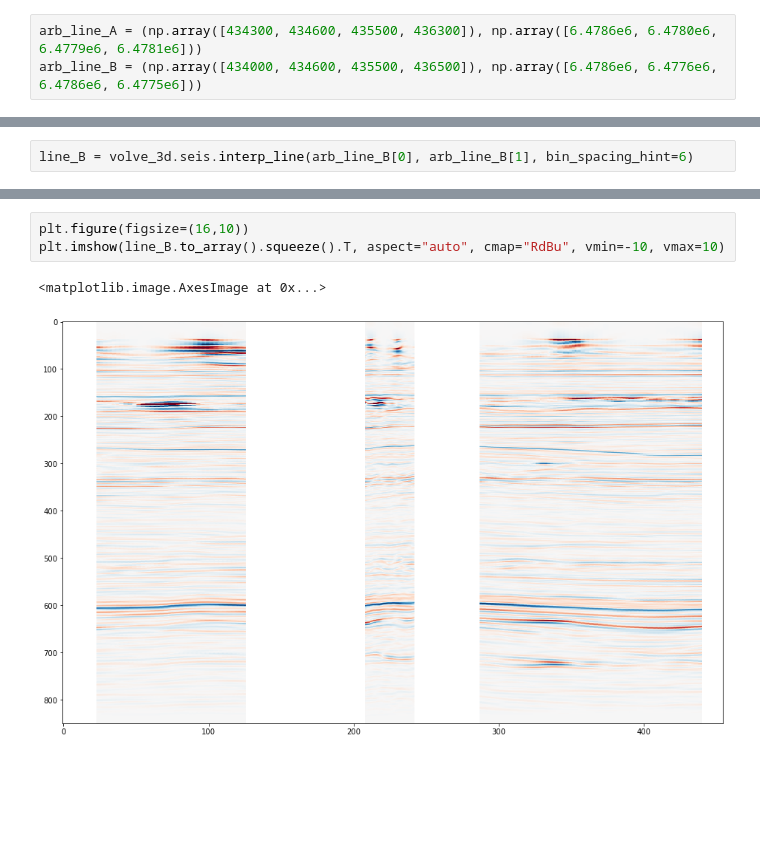
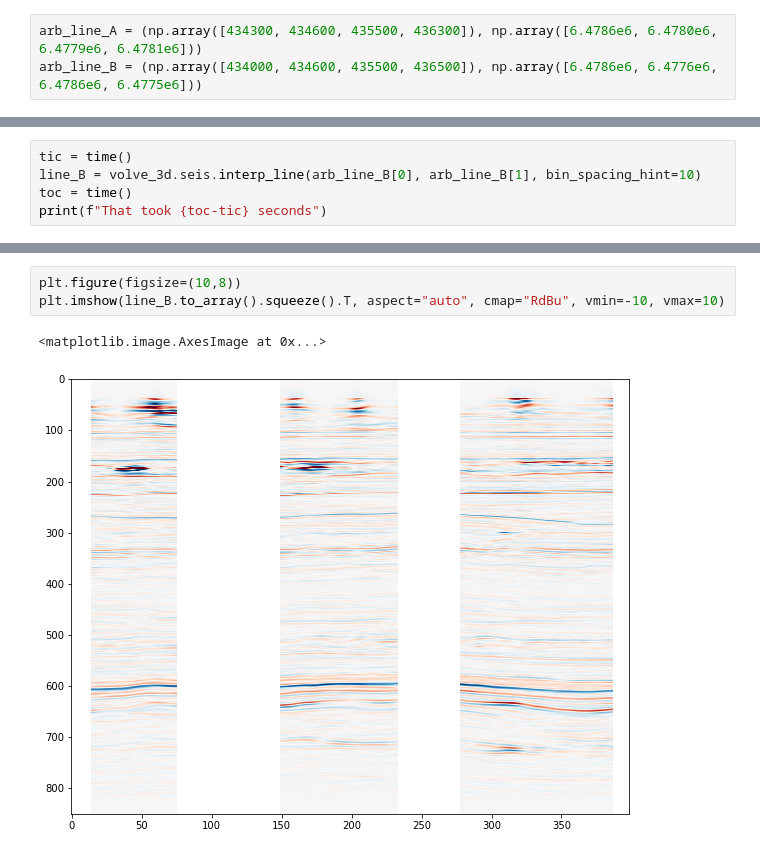
Before and after one commit to trhallam/segysak, a Jupyter notebook: examples/notebooks/example_extract_arbitrary_line.ipynb, the cells around one changed output, grey strips where cells are left out. Drawn from its saved outputs; the diff is of its cells as text; blank space fills up the shorter version.

```diff
--- a/examples/notebooks/example_extract_arbitrary_line.ipynb
+++ b/examples/notebooks/example_extract_arbitrary_line.ipynb
@@ -145,2 +65,5 @@ plt.scatter(cdp_x_i, cdp_y_i)
 # %%
-line_B = volve_3d.seis.interp_line(arb_line_B[0], arb_line_B[1], bin_spacing_hint=6)
+tic = time()
+line_B = volve_3d.seis.interp_line(arb_line_B[0], arb_line_B[1], bin_spacing_hint=10)
+toc = time()
+print(f"That took {toc-tic} seconds")
@@ -147,6 +72,6 @@ line_B = volve_3d.seis.interp_line(arb_line_B[0], arb_line_B[1], bin_spacing_hin
 # %%
-plt.figure(figsize=(16,10))
+plt.figure(figsize=(10,8))
 plt.imshow(line_B.to_array().squeeze().T, aspect="auto", cmap="RdBu", vmin=-10, vmax=10)
 # %% [output]
 <matplotlib.image.AxesImage at 0x...>
-[figure, old version]
+[figure, new version]
```
Also changed, not shown: parts of 31 cells of this notebook, 4 other files.
